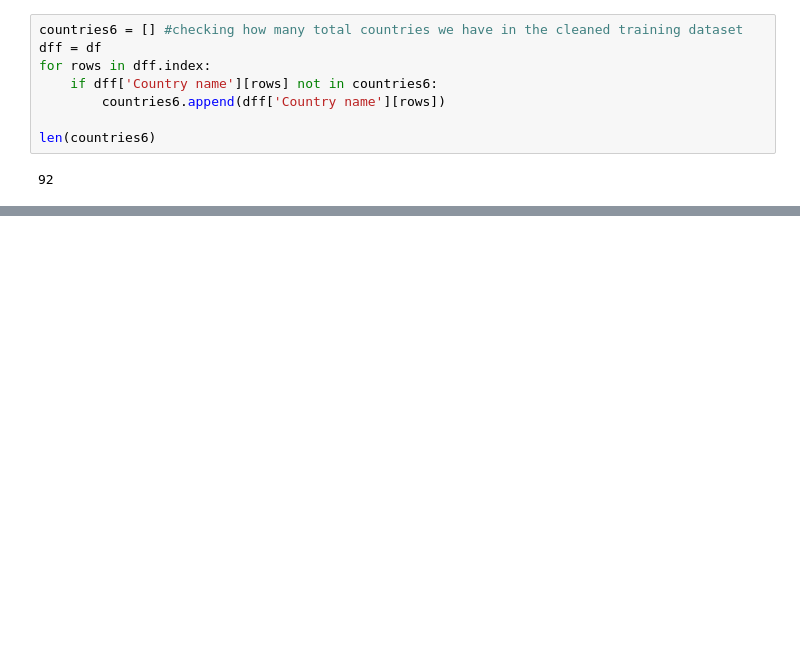
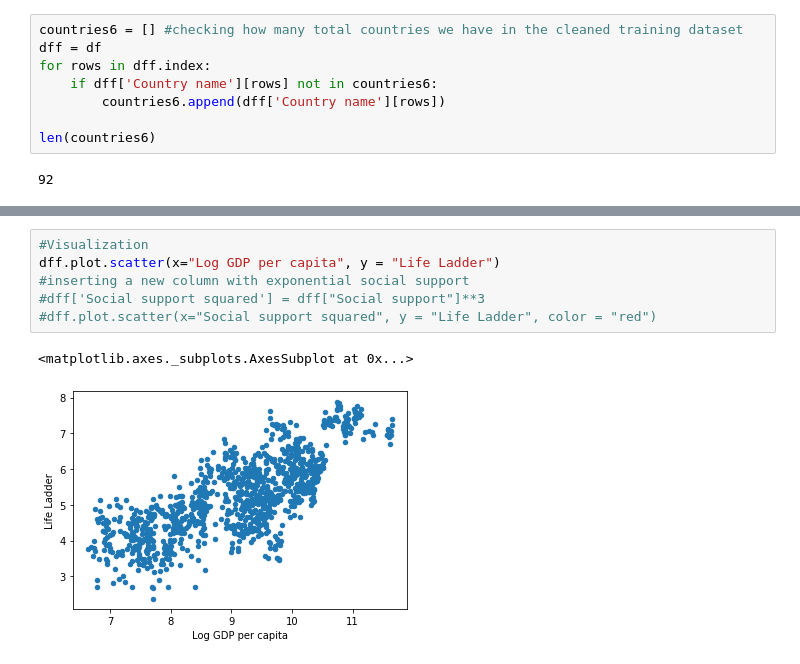
Before and after one commit to tusharshetty61/Data-Analytics-, a Jupyter notebook: EDA.ipynb, the cells around one changed output, grey strips where cells are left out. Saved outputs shown, nothing was run; the diff lists cells and outputs as text; blank space fills up the shorter version.

```diff
--- a/EDA.ipynb
+++ b/EDA.ipynb
@@ -149,0 +164,9 @@ len(countries6)
+# %%
+#Visualization
+dff.plot.scatter(x="Log GDP per capita", y = "Life Ladder")
+#inserting a new column with exponential social support
+#dff['Social support squared'] = dff["Social support"]**3
+#dff.plot.scatter(x="Social support squared", y = "Life Ladder", color = "red")
+# %% [output]
+<matplotlib.axes._subplots.AxesSubplot at 0x...>
+[figure, added]
```
Also changed, not shown: parts of 11 cells of this notebook.
